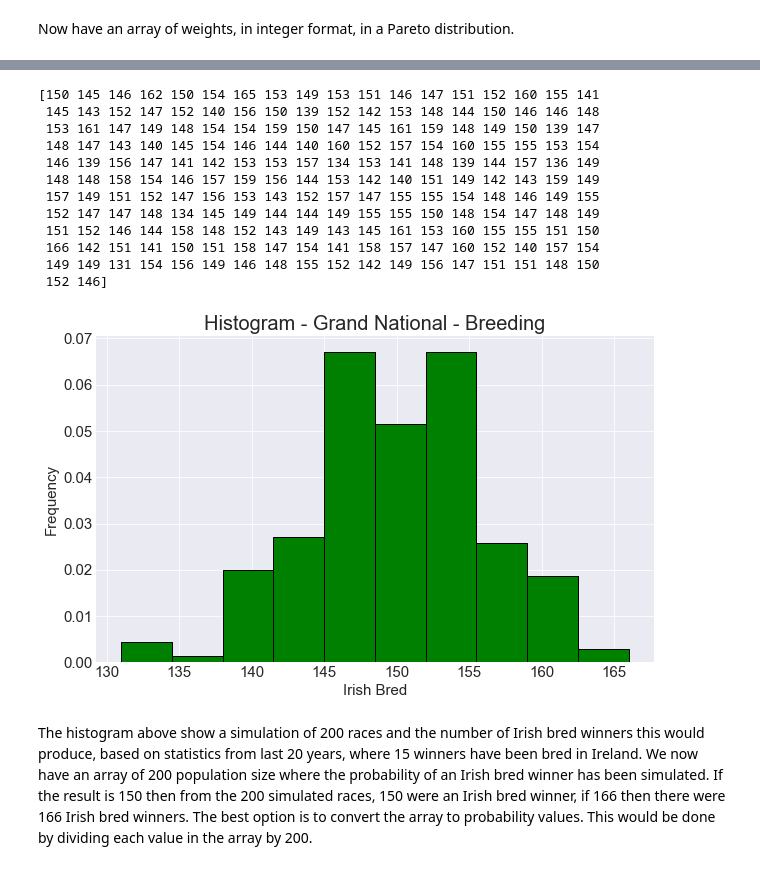
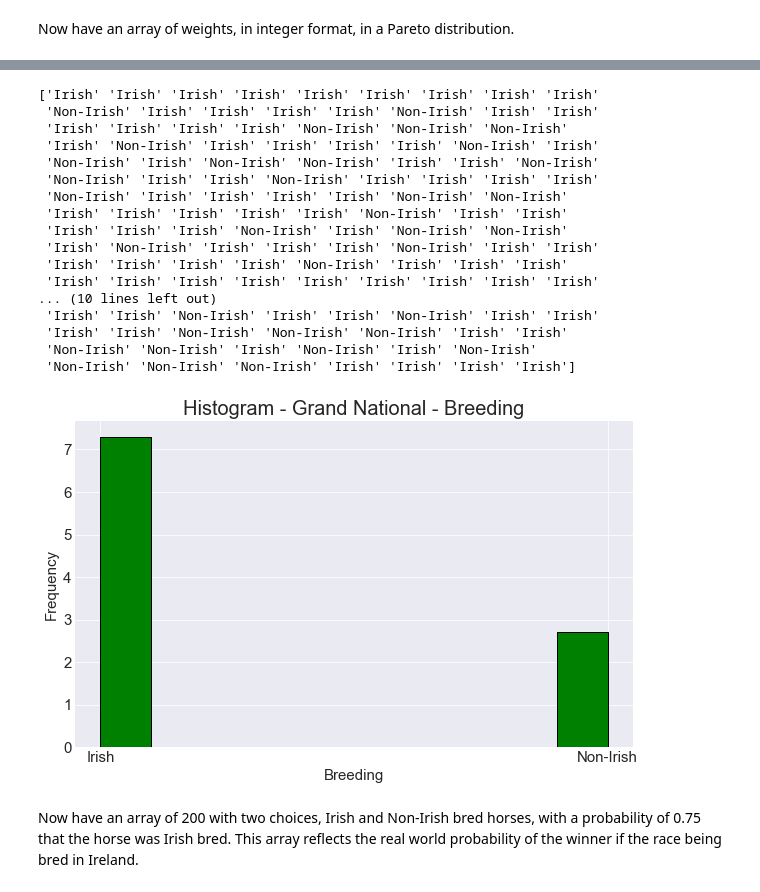
Before and after one commit to G00398275/PFDA-Simulate, a Jupyter notebook: Simulate.ipynb, the cells around one changed output, grey strips where cells are left out. Drawn from its saved outputs; the diff is of its cells as text; code cells hidden in the pictures.

Commit message:
Finished section on horse breeding, added odds section

```diff
--- a/Simulate.ipynb
+++ b/Simulate.ipynb
@@ -224,34 +226,38 @@ While Irish success stories in the UK market were rare a long time ago, they hav
 Ireland also produces 40% of the European Union's thoroughbreds, and 4 in 10 of the world's top rated stallions were based in Ireland in 2016.
 All of this has led to remarkable success in prestigious races, particularly in the UK. 15 of the previous 20 winners of the Aintree Grand National have been bred in Ireland. Taking this statistic a simple binomial distribution can be applied where there are two outcomes; one where the horse was bred in Ireland, and one where the horse was bred elsewhere (typcially the UK or France). The probability will be a three in four chance of Irish breeding or 0.75.
 # %%
-# Generating binomial distribution from numpy.random
-x = np.random.default_rng()
-n = 200# Number of races to simulate
-p = 0.75 # Probability is 0.75 of Irish bred horse winning
-Breeding = x.binomial(n, p, 200)# Tested 200 times
-print(Breeding)
+# Generating an array of Irish / Non-Irish bred horses
+breeding_choices = ['Irish', 'Non-Irish']
+breeding = np.random.choice(breeding_choices, 200, p=[0.75, 0.25])
+print(breeding)
+
 plt.style.use('seaborn-dark')
-plt.hist(Breeding, color = 'green', edgecolor = 'black', density = True)
+plt.hist(breeding, color = 'green', edgecolor = 'black', density = True)
 plt.title ('Histogram - Grand National - Breeding', size=20)
 plt.xticks(fontsize=15)
 plt.yticks(fontsize=15)
-plt.xlabel('Irish Bred', size=15)
+plt.xlabel('Breeding', size=15)
 plt.ylabel('Frequency', size = 15)
 plt.grid(True)
 plt.show()
 # %% [output]
-[150 145 146 162 150 154 165 153 149 153 151 146 147 151 152 160 155 141
- 145 143 152 147 152 140 156 150 139 152 142 153 148 144 150 146 146 148
- 153 161 147 149 148 154 154 159 150 147 145 161 159 148 149 150 139 147
- 148 147 143 140 145 154 146 144 140 160 152 157 154 160 155 155 153 154
- 146 139 156 147 141 142 153 153 157 134 153 141 148 139 144 157 136 149
- 148 148 158 154 146 157 159 156 144 153 142 140 151 149 142 143 159 149
- 157 149 151 152 147 156 153 143 152 157 147 155 155 154 148 146 149 155
- 152 147 147 148 134 145 149 144 144 149 155 155 150 148 154 147 148 149
- 151 152 146 144 158 148 152 143 149 143 145 161 153 160 155 155 151 150
- 166 142 151 141 150 151 158 147 154 141 158 157 147 160 152 140 157 154
- 149 149 131 154 156 149 146 148 155 152 142 149 156 147 151 151 148 150
- 152 146]
+['Irish' 'Irish' 'Irish' 'Irish' 'Irish' 'Irish' 'Irish' 'Irish' 'Irish'
+ 'Non-Irish' 'Irish' 'Irish' 'Irish' 'Irish' 'Non-Irish' 'Irish' 'Irish'
+ 'Irish' 'Irish' 'Irish' 'Irish' 'Non-Irish' 'Non-Irish' 'Non-Irish'
+ 'Irish' 'Non-Irish' 'Irish' 'Irish' 'Irish' 'Irish' 'Non-Irish' 'Irish'
+ 'Non-Irish' 'Irish' 'Non-Irish' 'Non-Irish' 'Irish' 'Irish' 'Non-Irish'
+ 'Non-Irish' 'Irish' 'Irish' 'Non-Irish' 'Irish' 'Irish' 'Irish' 'Irish'
+ 'Non-Irish' 'Irish' 'Irish' 'Irish' 'Irish' 'Non-Irish' 'Non-Irish'
+ 'Irish' 'Irish' 'Irish' 'Irish' 'Irish' 'Non-Irish' 'Irish' 'Irish'
+ 'Irish' 'Irish' 'Irish' 'Non-Irish' 'Irish' 'Non-Irish' 'Non-Irish'
+ 'Irish' 'Non-Irish' 'Irish' 'Irish' 'Irish' 'Non-Irish' 'Irish' 'Irish'
+ 'Irish' 'Irish' 'Irish' 'Irish' 'Non-Irish' 'Irish' 'Irish' 'Irish'
+ 'Irish' 'Irish' 'Irish' 'Irish' 'Irish' 'Irish' 'Irish' 'Irish' 'Irish'
+... (10 lines left out)
+ 'Irish' 'Irish' 'Non-Irish' 'Irish' 'Irish' 'Non-Irish' 'Irish' 'Irish'
+ 'Irish' 'Irish' 'Non-Irish' 'Non-Irish' 'Non-Irish' 'Irish' 'Irish'
+ 'Non-Irish' 'Non-Irish' 'Irish' 'Non-Irish' 'Irish' 'Non-Irish'
+ 'Non-Irish' 'Non-Irish' 'Non-Irish' 'Irish' 'Irish' 'Irish' 'Irish']
-[figure, old version]
+[figure, new version]
 # %% [markdown]
-The histogram above show a simulation of 200 races and the number of Irish bred winners this would produce, based on statistics from last 20 years, where 15 winners have been bred in Ireland. We now have an array of 200 population size where the probability of an Irish bred winner has been simulated. If the result is 150 then from the 200 simulated races, 150 were an Irish bred winner, if 166 then there were 166 Irish bred winners. The best option is to convert the array to probability values. This would be done by dividing each value in the array by 200.
+Now have an array of 200 with two choices, Irish and Non-Irish bred horses, with a probability of 0.75 that the horse was Irish bred. This array reflects the real world probability of the winner if the race being bred in Ireland.
```
Also changed, not shown: parts of 11 cells of this notebook.
